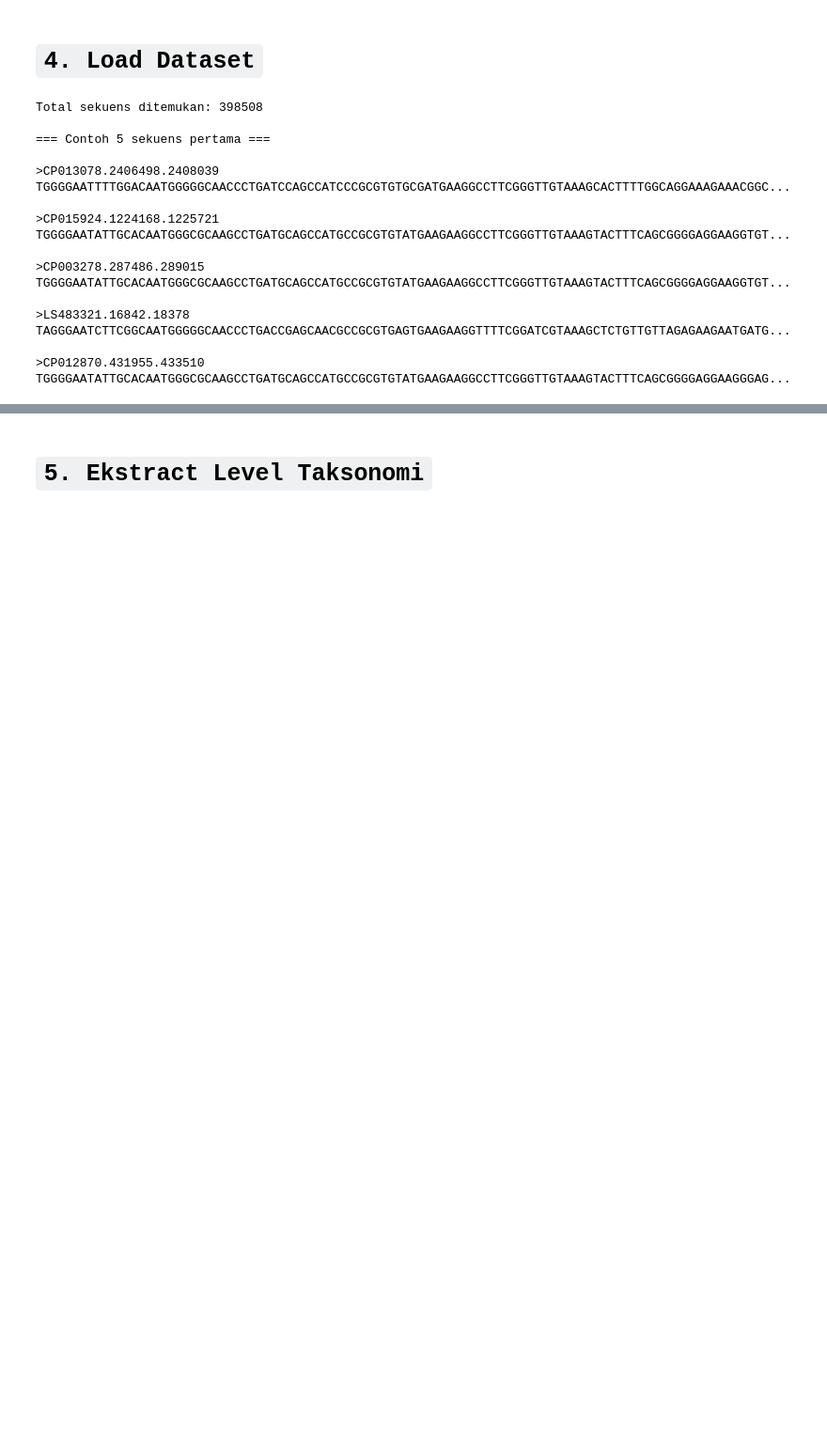
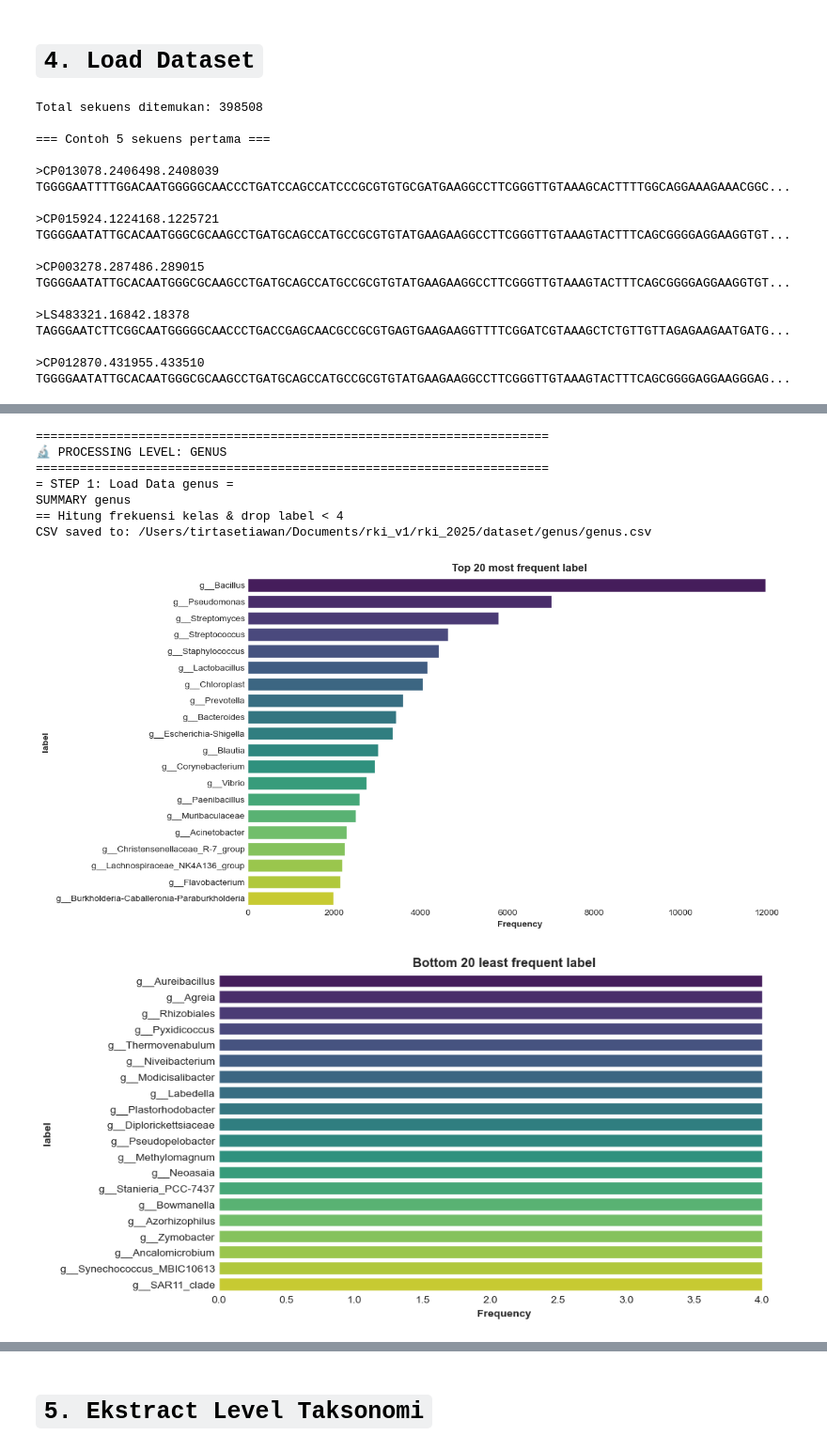
Before and after one commit to setiawantirta/SCALR-Tax, a Jupyter notebook: centroid-kmeans-50-rki.ipynb, the cells around one changed output, grey strips where cells are left out. Shown at 94% size. Saved outputs shown, nothing was run; the diff lists cells and outputs as text; code cells hidden in the pictures; blank space fills up the shorter version.

```diff
--- a/centroid-kmeans-50-rki.ipynb
+++ b/centroid-kmeans-50-rki.ipynb
@@ -249,11 +249,11 @@ TAGGGAATCTTCGGCAATGGGGGCAACCCTGACCGAGCAACGCCGCGTGAGTGAAGAAGGTTTTCGGATCGTAAAGCTCT
 >CP012870.431955.433510
 TGGGGAATATTGCACAATGGGCGCAAGCCTGATGCAGCCATGCCGCGTGTATGAAGAAGGCCTTCGGGTTGTAAAGTACTTTCAGCGGGGAGGAAGGGAG...
 # %%
-df_tax = load_(fasta = '/home/tirta/Dokumen/0_dna-sequences-silva-v3-v4.fasta',
-               tax = '/home/tirta/Dokumen/0_taxonomy.tsv',
-               sequence_column_name = 'sequence',
-               )
-df_tax
+df_tax = load_(
+    fasta='/Users/tirtasetiawan/Documents/rki_v1 copy/src/data/0_dna-sequences-silva-v3-v4.fasta',
+    tax='/Users/tirtasetiawan/Documents/rki_v1 copy/src/data/0_taxonomy.tsv',
+    only_bacteria=True
+)
 # %% [output]
 Loading FASTA sequences...
 Loaded 398508 sequences from FASTA
@@ -279,0 +268,42 @@ Final dataset: 398508 sequences with taxonomy
+# %%
+# ✅ BEST PRACTICE: Preserve ALL rare taxa
+csv_paths, paths_file = run_extract_(
+    df_tax,
+    columns_select=['genus', 'species'],
+    output_path='/Users/tirtasetiawan/Documents/rki_v1/rki_2025/dataset',
+
+    kmer_size=6
+
+    # 🆕 Keep all classes initially
+    min_sample_freq=1,           # ✅ NO initial filtering
+    filter_uncultured=False,      # Still remove 'uncultured'
+
+    # Balancing strategy
+    generate_dummy=True,
+    imbalance_strategy='hierarchical_grouping',
+    hierarchical_grouping=True,   # Group rare by genus
+
+    # Balancing Using Under Sampling
+    sampling_strategy='centroid_closest',
+    sample_fraction=2, # jumlah sebanyak 2 baris per baris
+    small_class_threshold=10,     # Group if <10 samples
+    small_class_strategy='group',
+    min_samples_per_class=10,
+
+    # 🆕 Keep only top 100 classes (AFTER balancing)
+    top_n_classes=None,  # ← NEW! Integer 100, 50, 200, etc.
+
+    # Visualization
+    create_plots=True,
+    plot_top_n=None
+)
+# %% [output]
+======================================================================
+🔬 PROCESSING LEVEL: GENUS
+======================================================================
+= STEP 1: Load Data genus =
+SUMMARY genus
+== Hitung frekuensi kelas & drop label < 4
+CSV saved to: /Users/tirtasetiawan/Documents/rki_v1/rki_2025/dataset/genus/genus.csv
+[figure, added]
+[figure, added]
```
Also changed, not shown: parts of 4 cells of this notebook, 2 other files.
